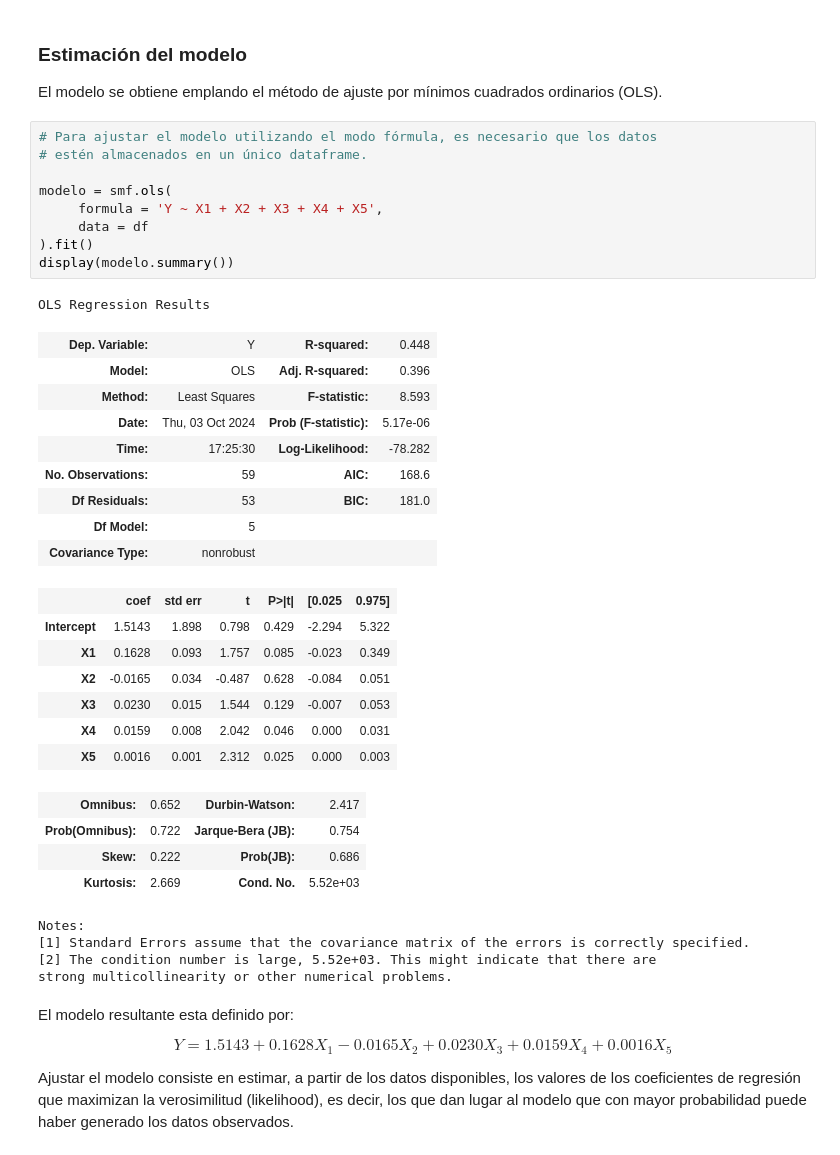
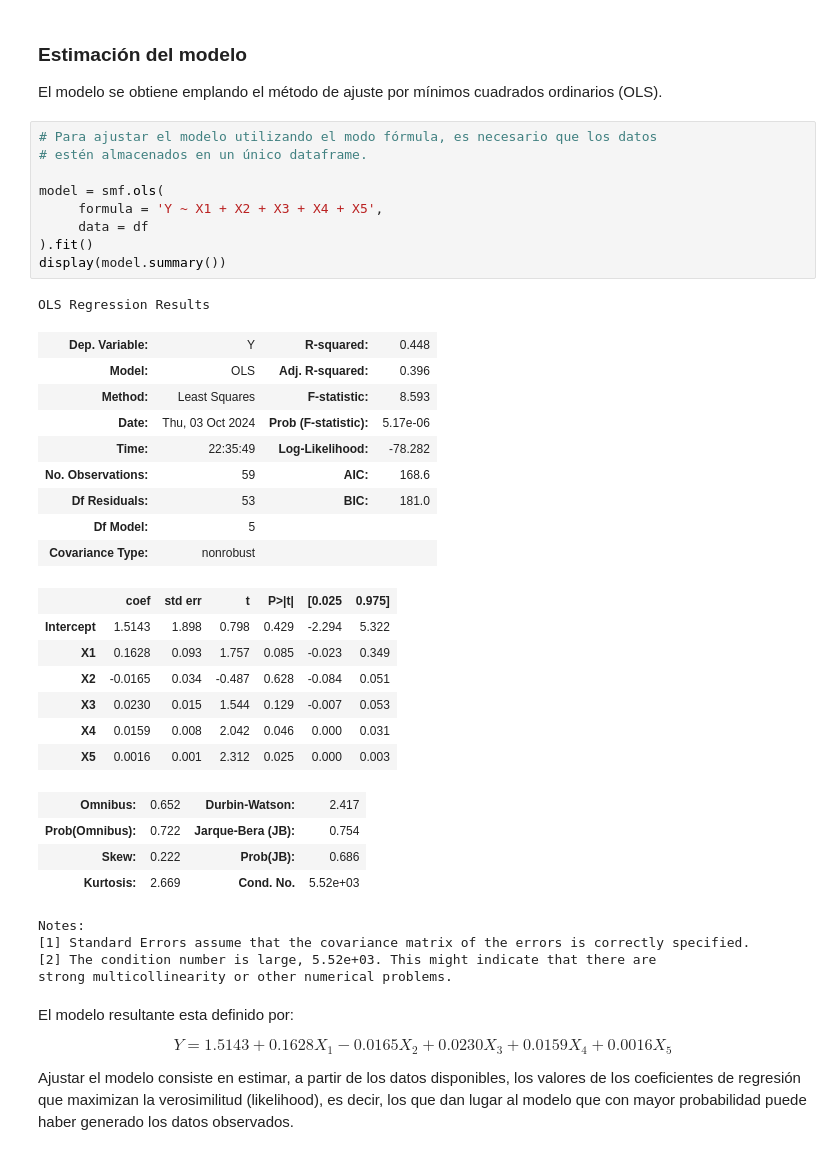
Before and after one commit to repos-especializacion-UdeA/estadistica, a Jupyter notebook: trabajo3/trabajo3_v0.ipynb, the cells around one changed output. Saved outputs shown, nothing was run; the diff lists cells and outputs as text.

```diff
--- a/trabajo3/trabajo3_v0.ipynb
+++ b/trabajo3/trabajo3_v0.ipynb
@@ -103,19 +105,19 @@ El modelo se obtiene emplando el método de ajuste por mínimos cuadrados ordina
 # %%
 # Para ajustar el modelo utilizando el modo fórmula, es necesario que los datos
 # estén almacenados en un único dataframe.
 
-modelo = smf.ols(
+model = smf.ols(
      formula = 'Y ~ X1 + X2 + X3 + X4 + X5',
      data = df
 ).fit()
-display(modelo.summary())
+display(model.summary())
 # %% [output]
 OLS Regression Results
 | Dep. Variable: | Y | R-squared: | 0.448 |
 | Model: | OLS | Adj. R-squared: | 0.396 |
 | Method: | Least Squares | F-statistic: | 8.593 |
 | Date: | Thu, 03 Oct 2024 | Prob (F-statistic): | 5.17e-06 |
-| Time: | 17:25:30 | Log-Likelihood: | -78.282 |
+| Time: | 22:35:49 | Log-Likelihood: | -78.282 |
 | No. Observations: | 59 | AIC: | 168.6 |
 | Df Residuals: | 53 | BIC: | 181.0 |
 | Df Model: | 5 |  |  |
```
Also changed, not shown: parts of 103 cells of this notebook, 3 other files.
